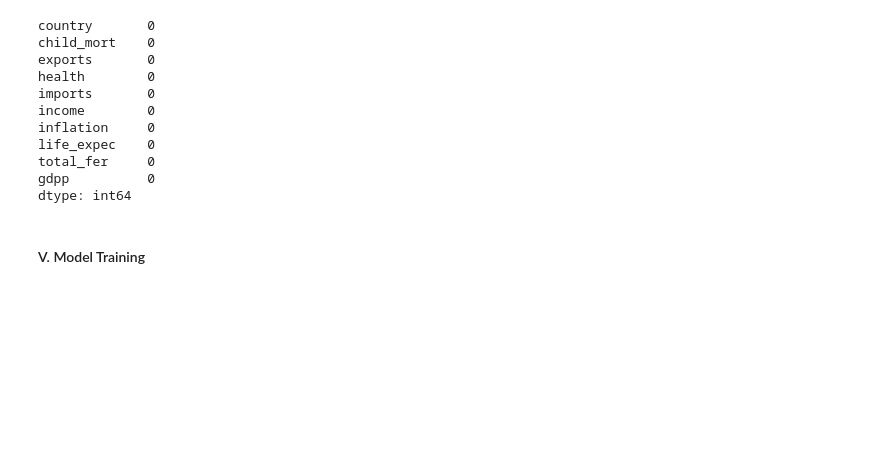
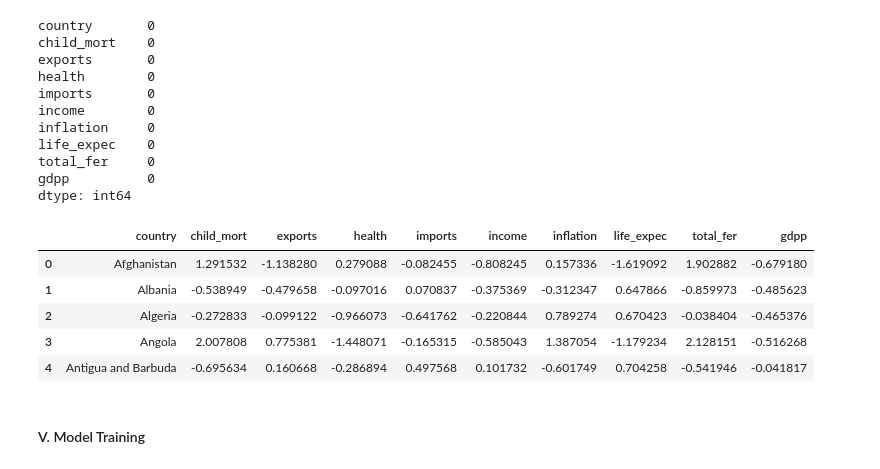
Before and after one commit to hirajya/CCADMACL_PROJECT_COM222, a Jupyter notebook: notebooks/ULCD.ipynb, the cells around one changed output. Cells and saved outputs as stored; diff of their text form; code cells hidden in the pictures; blank space fills up the shorter version.

Commit message:
added data preprocessing

```diff
--- a/notebooks/ULCD.ipynb
+++ b/notebooks/ULCD.ipynb
@@ -111,5 +126,23 @@ life_expec    0
 total_fer     0
 gdpp          0
 dtype: int64
+# %%
+# Extracting features
+features = df.columns[1:]
+# %%
+# Applying Standard Scaler to the features
+from sklearn.preprocessing import StandardScaler
+
+scaler = StandardScaler()
+df[features] = scaler.fit_transform(df[features])
+
+df.head()
+# %% [output]
+|  | country | child_mort | exports | health | imports | income | inflation | life_expec | total_fer | gdpp |
+| 0 | Afghanistan | 1.291532 | -1.138280 | 0.279088 | -0.082455 | -0.808245 | 0.157336 | -1.619092 | 1.902882 | -0.679180 |
+| 1 | Albania | -0.538949 | -0.479658 | -0.097016 | 0.070837 | -0.375369 | -0.312347 | 0.647866 | -0.859973 | -0.485623 |
+| 2 | Algeria | -0.272833 | -0.099122 | -0.966073 | -0.641762 | -0.220844 | 0.789274 | 0.670423 | -0.038404 | -0.465376 |
+| 3 | Angola | 2.007808 | 0.775381 | -1.448071 | -0.165315 | -0.585043 | 1.387054 | -1.179234 | 2.128151 | -0.516268 |
+| 4 | Antigua and Barbuda | -0.695634 | 0.160668 | -0.286894 | 0.497568 | 0.101732 | -0.601749 | 0.704258 | -0.541946 | -0.041817 |
 # %% [markdown]
 #### V. Model Training
```
Also changed, not shown: parts of 11 cells of this notebook.
